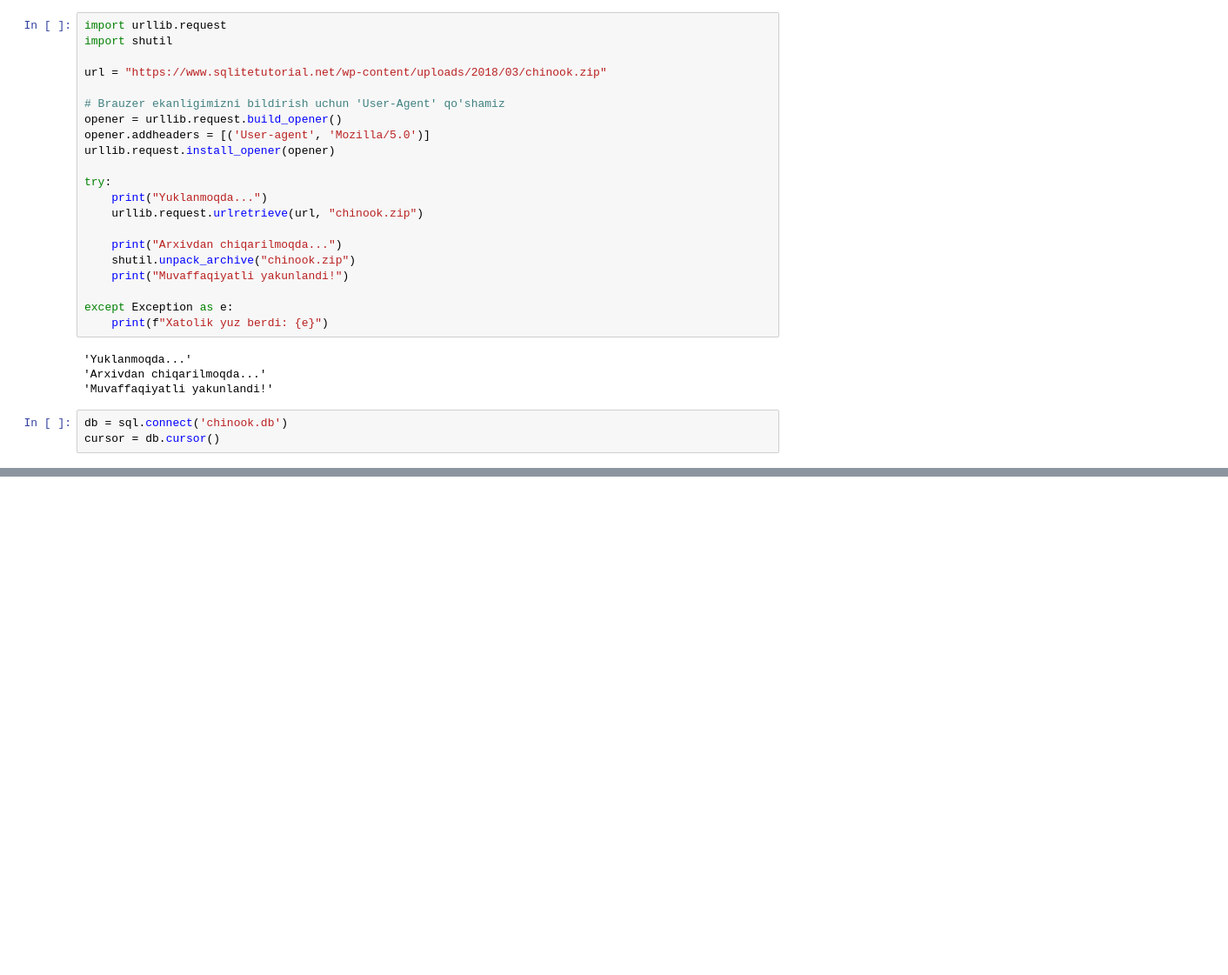
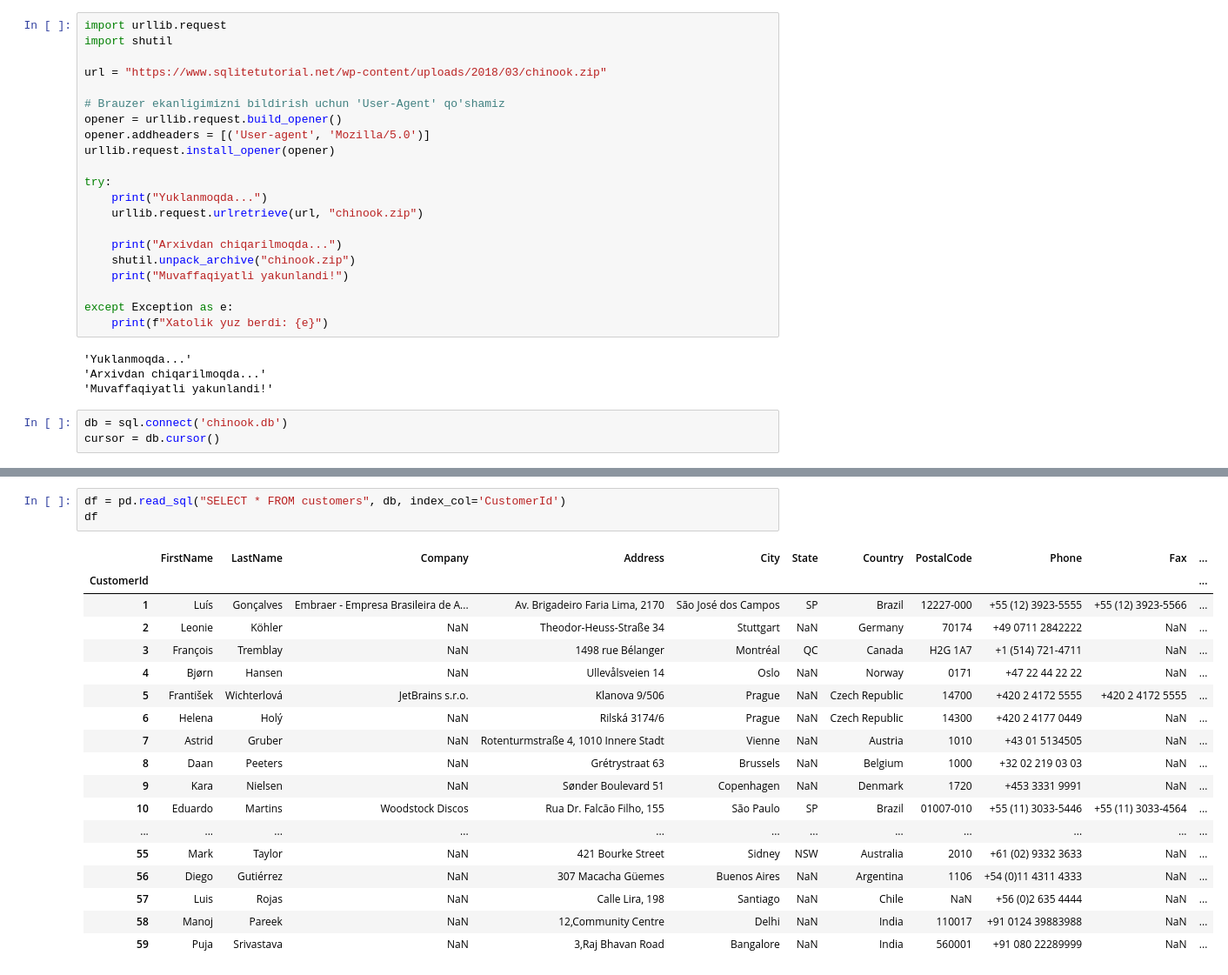
Before and after one commit to Ahmadjon0125/Mohirdev_lessons, a Jupyter notebook: Ma'lumotlarga ishlov berish. Fayllar va ma'lumotlar ombori/02.Database_Sqlite.ipynb, the cells around one changed output, grey strips where cells are left out. Shown at 87% size. Drawn from its saved outputs; the diff is of its cells as text; blank space fills up the shorter version.

Commit message:
sqilite orqali read_sql

```diff
--- a/Ma'lumotlarga ishlov berish. Fayllar va ma'lumotlar ombori/02.Database_Sqlite.ipynb
+++ b/Ma'lumotlarga ishlov berish. Fayllar va ma'lumotlar ombori/02.Database_Sqlite.ipynb
@@ -32,0 +109,22 @@ cursor = db.cursor()
+# %%
+df = pd.read_sql("SELECT * FROM customers", db, index_col='CustomerId')
+df
+# %% [output]
+|  | FirstName | LastName | Company | Address | City | State | Country | PostalCode | Phone | Fax | ... |
+| CustomerId |  |  |  |  |  |  |  |  |  |  | ... |
+| 1 | Luís | Gonçalves | Embraer - Empresa Brasileira de A... | Av. Brigadeiro Faria Lima, 2170 | São José dos Campos | SP | Brazil | 12227-000 | +55 (12) 3923-5555 | +55 (12) 3923-5566 | ... |
+| 2 | Leonie | Köhler | NaN | Theodor-Heuss-Straße 34 | Stuttgart | NaN | Germany | 70174 | +49 0711 2842222 | NaN | ... |
+| 3 | François | Tremblay | NaN | 1498 rue Bélanger | Montréal | QC | Canada | H2G 1A7 | +1 (514) 721-4711 | NaN | ... |
+| 4 | Bjørn | Hansen | NaN | Ullevålsveien 14 | Oslo | NaN | Norway | 0171 | +47 22 44 22 22 | NaN | ... |
+| 5 | František | Wichterlová | JetBrains s.r.o. | Klanova 9/506 | Prague | NaN | Czech Republic | 14700 | +420 2 4172 5555 | +420 2 4172 5555 | ... |
+| 6 | Helena | Holý | NaN | Rilská 3174/6 | Prague | NaN | Czech Republic | 14300 | +420 2 4177 0449 | NaN | ... |
+| 7 | Astrid | Gruber | NaN | Rotenturmstraße 4, 1010 Innere Stadt | Vienne | NaN | Austria | 1010 | +43 01 5134505 | NaN | ... |
+| 8 | Daan | Peeters | NaN | Grétrystraat 63 | Brussels | NaN | Belgium | 1000 | +32 02 219 03 03 | NaN | ... |
+| 9 | Kara | Nielsen | NaN | Sønder Boulevard 51 | Copenhagen | NaN | Denmark | 1720 | +453 3331 9991 | NaN | ... |
+| 10 | Eduardo | Martins | Woodstock Discos | Rua Dr. Falcão Filho, 155 | São Paulo | SP | Brazil | 01007-010 | +55 (11) 3033-5446 | +55 (11) 3033-4564 | ... |
+| ... | ... | ... | ... | ... | ... | ... | ... | ... | ... | ... | ... |
+| 55 | Mark | Taylor | NaN | 421 Bourke Street | Sidney | NSW | Australia | 2010 | +61 (02) 9332 3633 | NaN | ... |
+| 56 | Diego | Gutiérrez | NaN | 307 Macacha Güemes | Buenos Aires | NaN | Argentina | 1106 | +54 (0)11 4311 4333 | NaN | ... |
+| 57 | Luis | Rojas | NaN | Calle Lira, 198 | Santiago | NaN | Chile | NaN | +56 (0)2 635 4444 | NaN | ... |
+| 58 | Manoj | Pareek | NaN | 12,Community Centre | Delhi | NaN | India | 110017 | +91 0124 39883988 | NaN | ... |
+| 59 | Puja | Srivastava | NaN | 3,Raj Bhavan Road | Bangalore | NaN | India | 560001 | +91 080 22289999 | NaN | ... |
```
Also changed, not shown: parts of 11 cells of this notebook.
